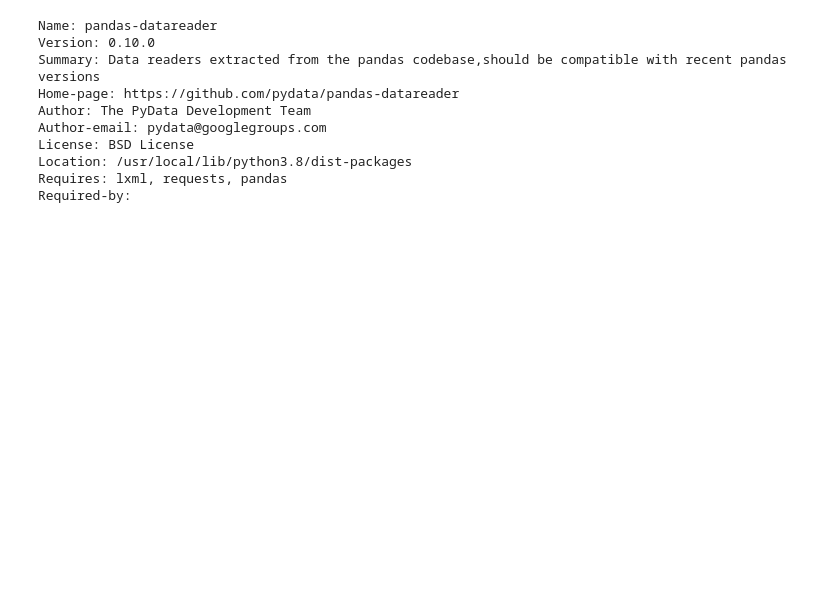
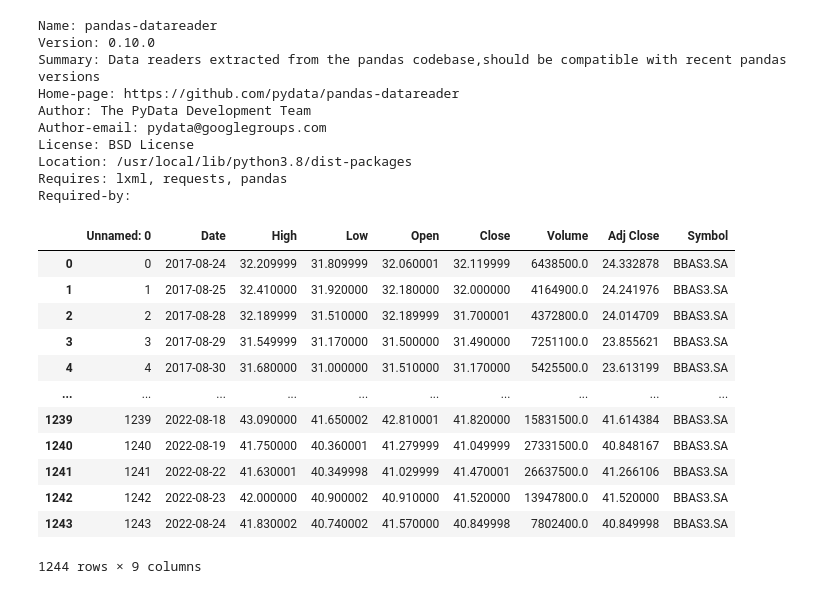
Before and after one commit to ctshiz/WORKSPACE_STOCK_MARKET_PREDICTION, a Jupyter notebook: Correlation_of_economic_factors_in_stock_prediction.ipynb, the cells around one changed output. Drawn from its saved outputs; the diff is of its cells as text; code cells hidden in the pictures; blank space fills up the shorter version.

```diff
--- a/Correlation_of_economic_factors_in_stock_prediction.ipynb
+++ b/Correlation_of_economic_factors_in_stock_prediction.ipynb
@@ -93,3 +93,20 @@ banco_brasil = banco_brasil.reset_index()
+# %%
+banco_brasil  = pd.read_csv("stock_market.csv")
+banco_brasil
+# %% [output]
+|  | Unnamed: 0 | Date | High | Low | Open | Close | Volume | Adj Close | Symbol |
+| 0 | 0 | 2017-08-24 | 32.209999 | 31.809999 | 32.060001 | 32.119999 | 6438500.0 | 24.332878 | BBAS3.SA |
+| 1 | 1 | 2017-08-25 | 32.410000 | 31.920000 | 32.180000 | 32.000000 | 4164900.0 | 24.241976 | BBAS3.SA |
+| 2 | 2 | 2017-08-28 | 32.189999 | 31.510000 | 32.189999 | 31.700001 | 4372800.0 | 24.014709 | BBAS3.SA |
+| 3 | 3 | 2017-08-29 | 31.549999 | 31.170000 | 31.500000 | 31.490000 | 7251100.0 | 23.855621 | BBAS3.SA |
+| 4 | 4 | 2017-08-30 | 31.680000 | 31.000000 | 31.510000 | 31.170000 | 5425500.0 | 23.613199 | BBAS3.SA |
+| ... | ... | ... | ... | ... | ... | ... | ... | ... | ... |
+| 1239 | 1239 | 2022-08-18 | 43.090000 | 41.650002 | 42.810001 | 41.820000 | 15831500.0 | 41.614384 | BBAS3.SA |
+| 1240 | 1240 | 2022-08-19 | 41.750000 | 40.360001 | 41.279999 | 41.049999 | 27331500.0 | 40.848167 | BBAS3.SA |
+| 1241 | 1241 | 2022-08-22 | 41.630001 | 40.349998 | 41.029999 | 41.470001 | 26637500.0 | 41.266106 | BBAS3.SA |
+| 1242 | 1242 | 2022-08-23 | 42.000000 | 40.900002 | 40.910000 | 41.520000 | 13947800.0 | 41.520000 | BBAS3.SA |
+| 1243 | 1243 | 2022-08-24 | 41.830002 | 40.740002 | 41.570000 | 40.849998 | 7802400.0 | 40.849998 | BBAS3.SA |
+1244 rows × 9 columns
 # %%
 banco_brasil['rsi_14'] = get_rsi(banco_brasil['Close'], 14)
 banco_brasil = banco_brasil.dropna()
```
Also changed, not shown: parts of 9 cells of this notebook.
